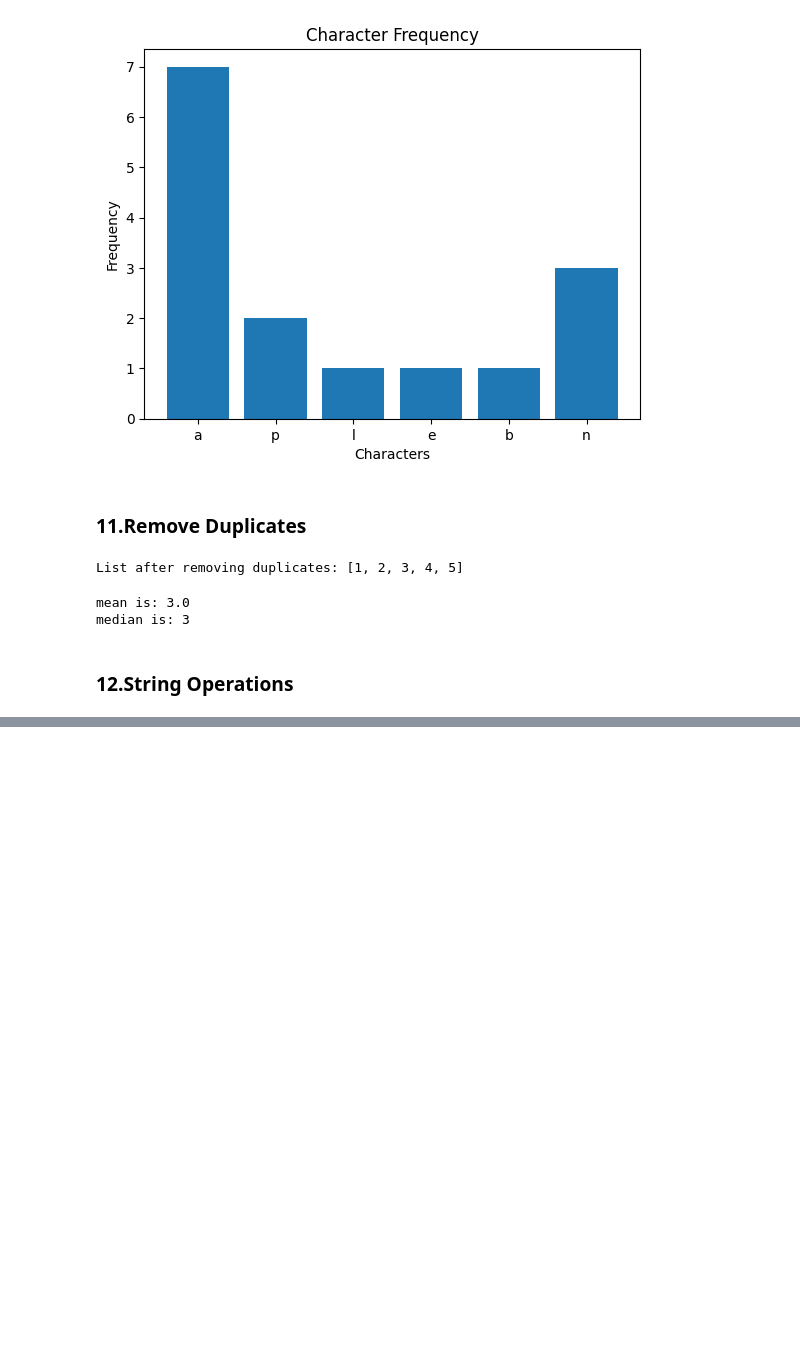
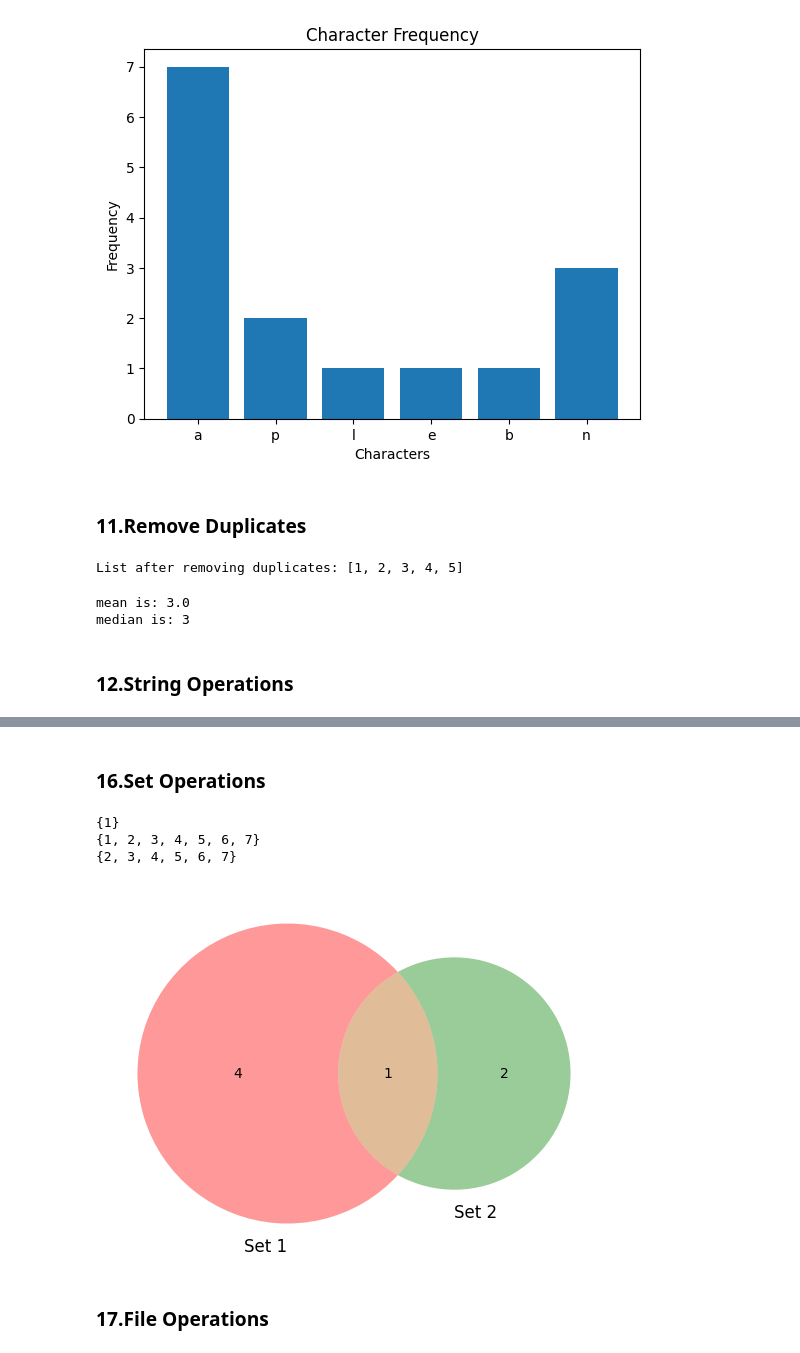
Before and after one commit to AceAryan/ES114-Prereq, a Jupyter notebook: pythonprereq.ipynb, the cells around one changed output, grey strips where cells are left out. Saved outputs shown, nothing was run; the diff lists cells and outputs as text; code cells hidden in the pictures; blank space fills up the shorter version.

```diff
--- a/pythonprereq.ipynb
+++ b/pythonprereq.ipynb
@@ -336,0 +402,33 @@ _IncompleteInputError: incomplete input (3343153948.py, line 3)
+# %% [markdown]
+### 16.Set Operations
+# %%
+import matplotlib.pyplot as plt
+from matplotlib_venn import venn2
+
+def set_operations(set1,set2):
+    set1=set(set1)
+    set2=set(set2)
+
+    intersection=set1&set2
+    union=set1|set2
+    symmetric_difference=set1^set2
+
+    print(f"{intersection}\n{union}\n{symmetric_difference}")
+
+    return intersection, union, symmetric_difference
+
+set1={1,2,4,5,7}
+set2={1,3,6}
+set_operations(set1,set2)
+
+set1=set(set1)
+set2=set(set2)
+venn2([set1,set2],('Set 1','Set 2'))
+plt.show()
+# %% [output]
+{1}
+{1, 2, 3, 4, 5, 6, 7}
+{2, 3, 4, 5, 6, 7}
+[figure, added]
+# %% [markdown]
+### 17.File Operations
```
Also changed, not shown: parts of 11 cells of this notebook.
